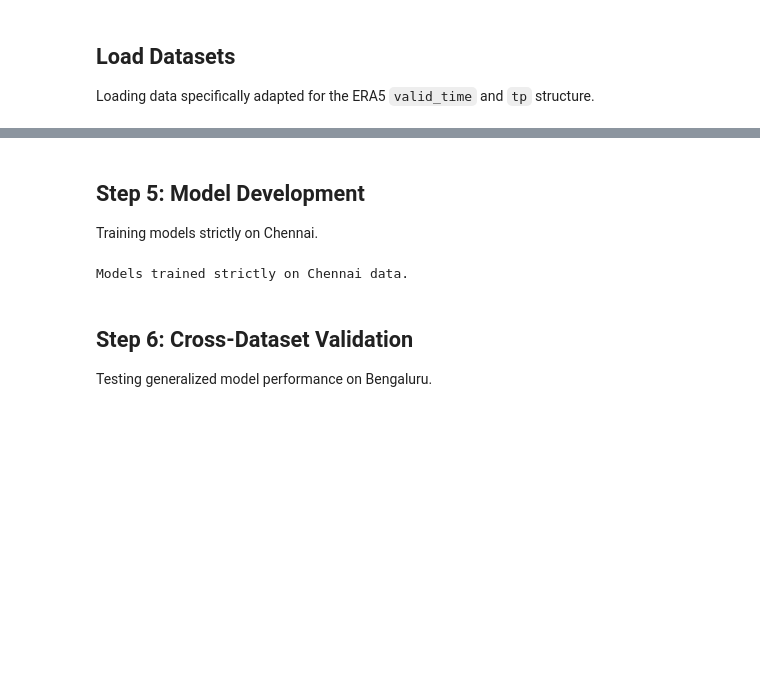
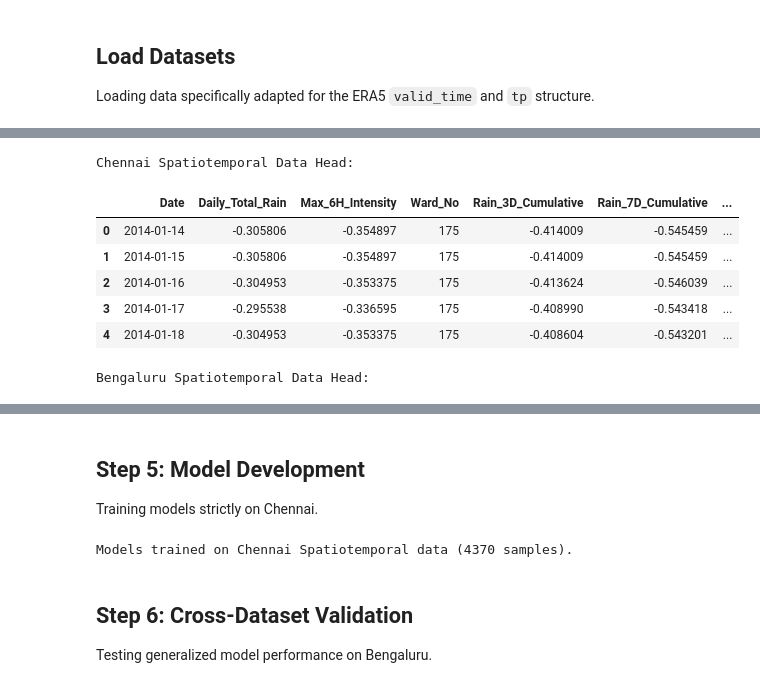
Before and after one commit to shahaarya465/Research-Methodology-6th-Sem, a Jupyter notebook: chennai_bangalore.ipynb, the cells around one changed output, grey strips where cells are left out. Saved outputs shown, nothing was run; the diff lists cells and outputs as text; code cells hidden in the pictures; blank space fills up the shorter version.

```diff
--- a/chennai_bangalore.ipynb
+++ b/chennai_bangalore.ipynb
@@ -97,0 +110,29 @@ Bengaluru Data Head:
+# %%
+# 1. Load the boundary files (Ensure these paths match your folder structure)
+chennai_gdf = gpd.read_file('geojson/Chennai.geojson')
+bangalore_gdf = gpd.read_file('geojson/Bangalore.geojson')
+
+# 2. Build spatiotemporal datasets using the updated pipeline
+df_chennai = build_final_dataset('datasets/chennai.csv', 'Chennai', chennai_gdf, 'Ward_No')
+df_val = build_final_dataset('datasets/bangalore.csv', 'Bangalore', bangalore_gdf, 'KGISWardName')
+
+# 3. Standardize features for comparison
+numeric_features = ['Daily_Total_Rain', 'Max_6H_Intensity', 'Rain_3D_Cumulative', 'Rain_7D_Cumulative', 'Rain_14D_Cumulative']
+scaler = StandardScaler()
+
+df_chennai[numeric_features] = scaler.fit_transform(df_chennai[numeric_features])
+df_val[numeric_features] = scaler.fit_transform(df_val[numeric_features])
+
+print('\nChennai Spatiotemporal Data Head:')
+display(df_chennai.head())
+print('\nBengaluru Spatiotemporal Data Head:')
+display(df_val.head())
+# %% [output]
+Chennai Spatiotemporal Data Head:
+|  | Date | Daily_Total_Rain | Max_6H_Intensity | Ward_No | Rain_3D_Cumulative | Rain_7D_Cumulative | ... |
+| 0 | 2014-01-14 | -0.305806 | -0.354897 | 175 | -0.414009 | -0.545459 | ... |
+| 1 | 2014-01-15 | -0.305806 | -0.354897 | 175 | -0.414009 | -0.545459 | ... |
+| 2 | 2014-01-16 | -0.304953 | -0.353375 | 175 | -0.413624 | -0.546039 | ... |
+| 3 | 2014-01-17 | -0.295538 | -0.336595 | 175 | -0.408990 | -0.543418 | ... |
+| 4 | 2014-01-18 | -0.304953 | -0.353375 | 175 | -0.408604 | -0.543201 | ... |
+Bengaluru Spatiotemporal Data Head:
@@ -99,24 +146,32 @@ Bengaluru Data Head:
 ## Step 5: Model Development
 Training models strictly on Chennai.
 # %%
-# Define feature columns
-features = ['Total_Rainfall', 'Monsoon_Rainfall', 'Extreme_Rain_Count']
+# 1. Define the Spatiotemporal Feature Set
+# These features capture both intensity (flash floods) and saturation (monsoon floods)
+features = [
+    'Daily_Total_Rain',
+    'Max_6H_Intensity',
+    'Rain_3D_Cumulative',
+    'Rain_7D_Cumulative',
+    'Rain_14D_Cumulative'
+]
 
-# Features and Target for Chennai (Training Set)
+# 2. Features and Target for Chennai (Spatiotemporal Training Set)
 X_train = df_chennai[features]
 y_train = df_chennai['Flood_Label']
 
-# Train Logistic Regression
-log_reg = LogisticRegression(random_state=42)
+# 3. Train Logistic Regression with Balanced Weights
+# 'class_weight=balanced' is critical because flood days are rare compared to dry days
+log_reg = LogisticRegression(class_weight='balanced', random_state=42)
 log_reg.fit(X_train, y_train)
 
-# Train Random Forest
-rf_model = RandomForestClassifier(n_estimators=100, random_state=42)
+# 4. Train Random Forest with Balanced Weights
+rf_model = RandomForestClassifier(n_estimators=100, class_weight='balanced', random_state=42)
 rf_model.fit(X_train, y_train)
 
-print('Models trained strictly on Chennai data.')
+print(f'Models trained on Chennai Spatiotemporal data ({len(X_train)} samples).')
 # %% [output]
-Models trained strictly on Chennai data.
+Models trained on Chennai Spatiotemporal data (4370 samples).
 # %% [markdown]
 ## Step 6: Cross-Dataset Validation
 Testing generalized model performance on Bengaluru.
```
Also changed, not shown: parts of 13 cells of this notebook.
